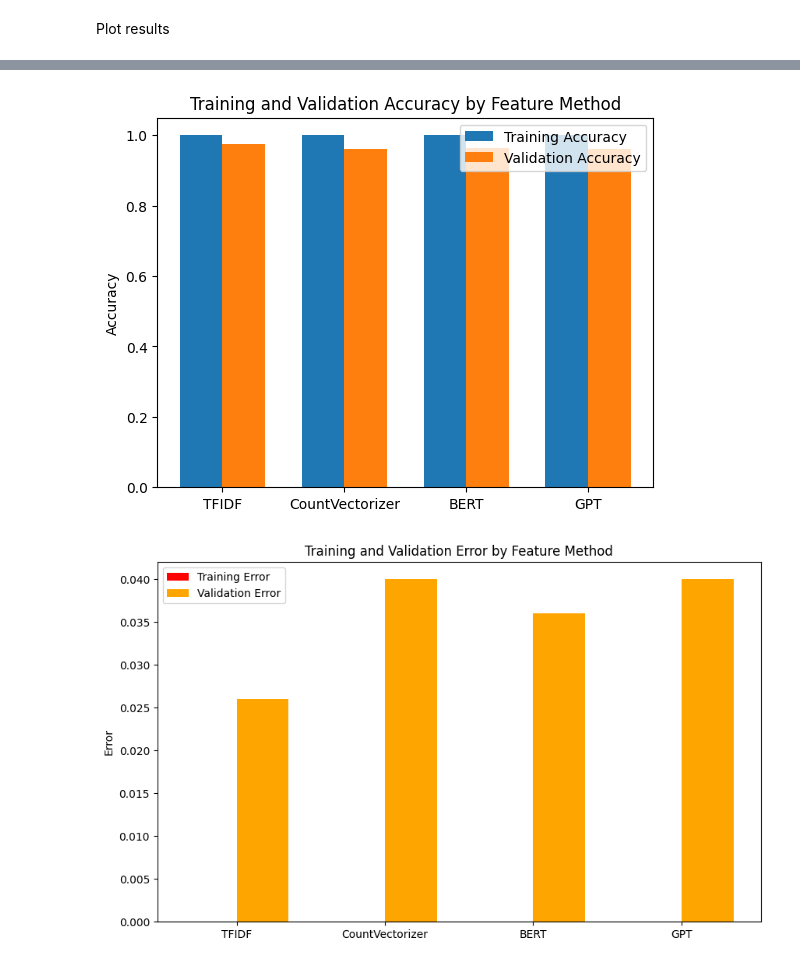
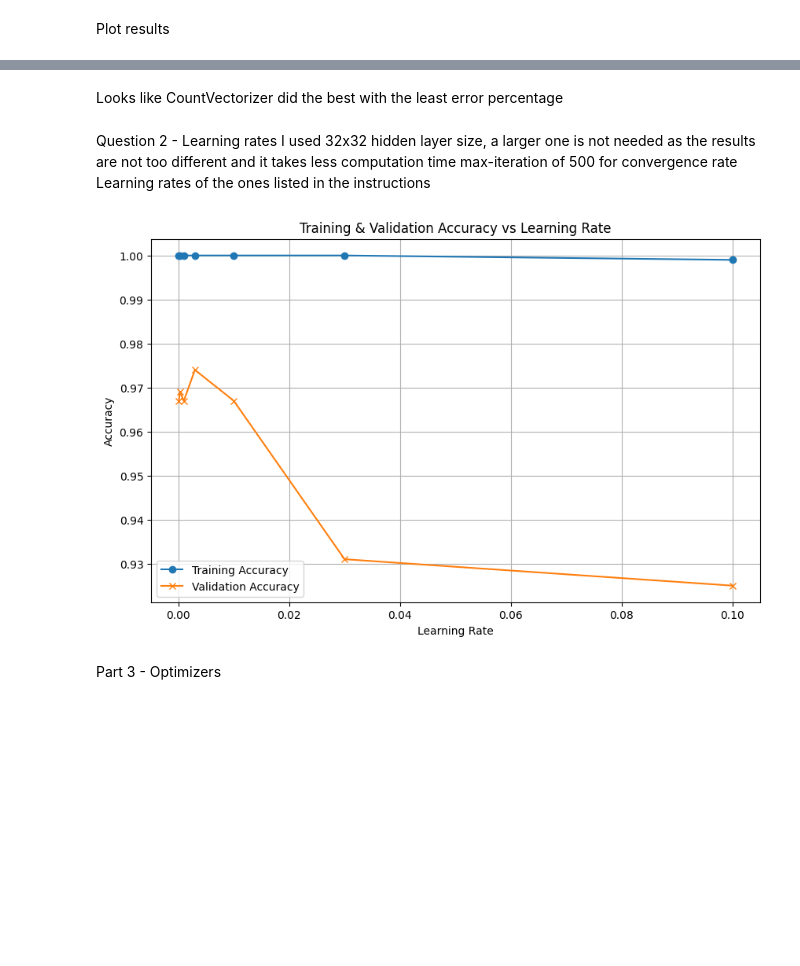
Before and after one commit to nsano1/CSE572HW2, a Jupyter notebook: code.ipynb, the cells around one changed output, grey strips where cells are left out. Cells and saved outputs as stored; diff of their text form; code cells hidden in the pictures; blank space fills up the shorter version.

```diff
--- a/code.ipynb
+++ b/code.ipynb
@@ -396,40 +360,7 @@ plt.show()
-# %%
-# plotting smaller version
-import matplotlib.pyplot as plt
-
-# Prepare data for plotting
-methods = results_df["Feature Method"]
-training_accuracies = results_df["Training Accuracy Mean"]
-validation_accuracies = results_df["Validation Accuracy Mean"]
-training_errors = 1 - training_accuracies
-validation_errors = 1 - validation_accuracies
-
-# Plotting accuracy
-x = np.arange(len(methods))
-width = 0.35  # Bar width
-
-fig, ax = plt.subplots()
-rects1 = ax.bar(x - width/2, training_accuracies, width, label='Training Accuracy')
-rects2 = ax.bar(x + width/2, validation_accuracies, width, label='Validation Accuracy')
-
-ax.set_ylabel('Accuracy')
-ax.set_title('Training and Validation Accuracy by Feature Method')
-ax.set_xticks(x)
-ax.set_xticklabels(methods)
-ax.legend()
-
-# Plotting error
-fig, ax2 = plt.subplots(figsize=(10, 6))
-rects3 = ax2.bar(x - width/2, training_errors, width, label='Training Error', color='red')
-rects4 = ax2.bar(x + width/2, validation_errors, width, label='Validation Error', color='orange')
-
-ax2.set_ylabel('Error')
-ax2.set_title('Training and Validation Error by Feature Method')
-ax2.set_xticks(x)
-ax2.set_xticklabels(methods)
-ax2.legend()
-
-plt.show()
-# %% [output]
-[figure, removed]
-[figure, removed]
+# %% [markdown]
+Looks like CountVectorizer did the best with the least error percentage
+# %% [markdown]
+Question 2 - Learning rates
+I used 32x32 hidden layer size, a larger one is not needed as the results are not too different and it takes less computation time
+max-iteration of 500 for convergence rate
+Learning rates of the ones listed in the instructions
@@ -435,0 +415,19 @@ plt.show()
+# %%
+plt.figure(figsize=(10, 6))
+
+# Training and validation acc
+plt.plot(lr_results_df['Learning Rate'], lr_results_df['Training Accuracy Mean'], label='Training Accuracy', marker='o')
+plt.plot(lr_results_df['Learning Rate'], lr_results_df['Validation Accuracy Mean'], label='Validation Accuracy', marker='x')
+
+# labels and title
+plt.xlabel('Learning Rate')
+plt.ylabel('Accuracy')
+plt.title('Training & Validation Accuracy vs Learning Rate')
+plt.legend()
+
+plt.grid(True)
+plt.show()
+# %% [output]
+[figure, added]
+# %% [markdown]
+Part 3 - Optimizers
```
Also changed, not shown: parts of 7 cells of this notebook.
